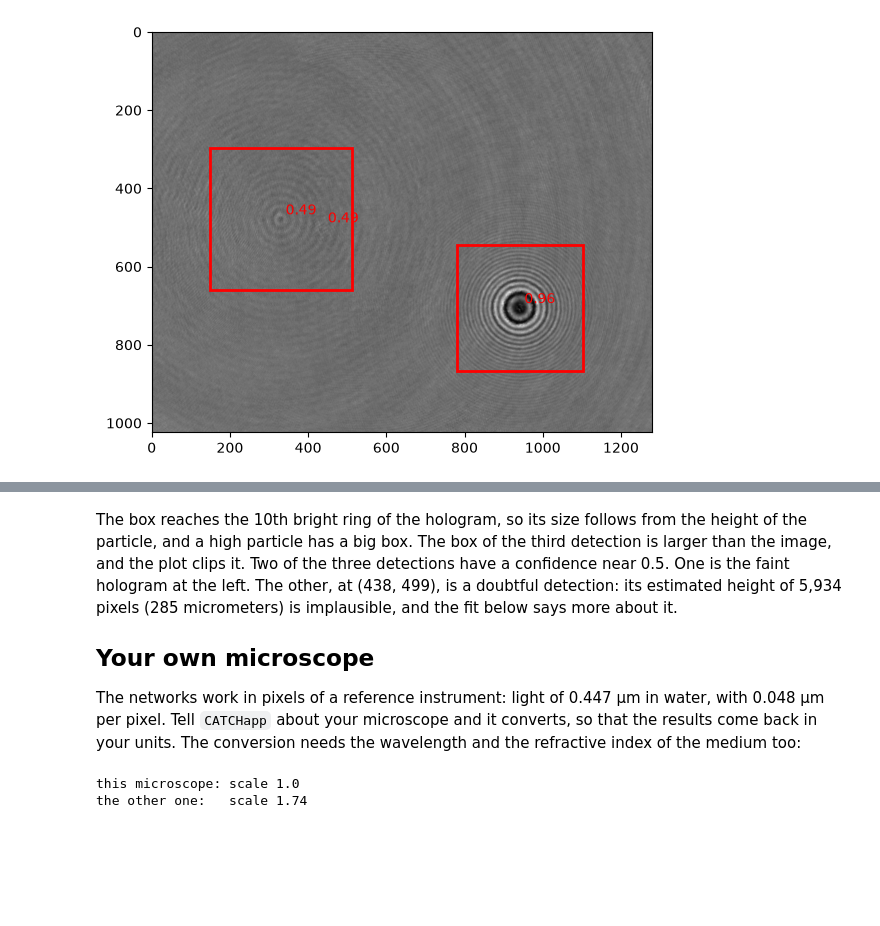
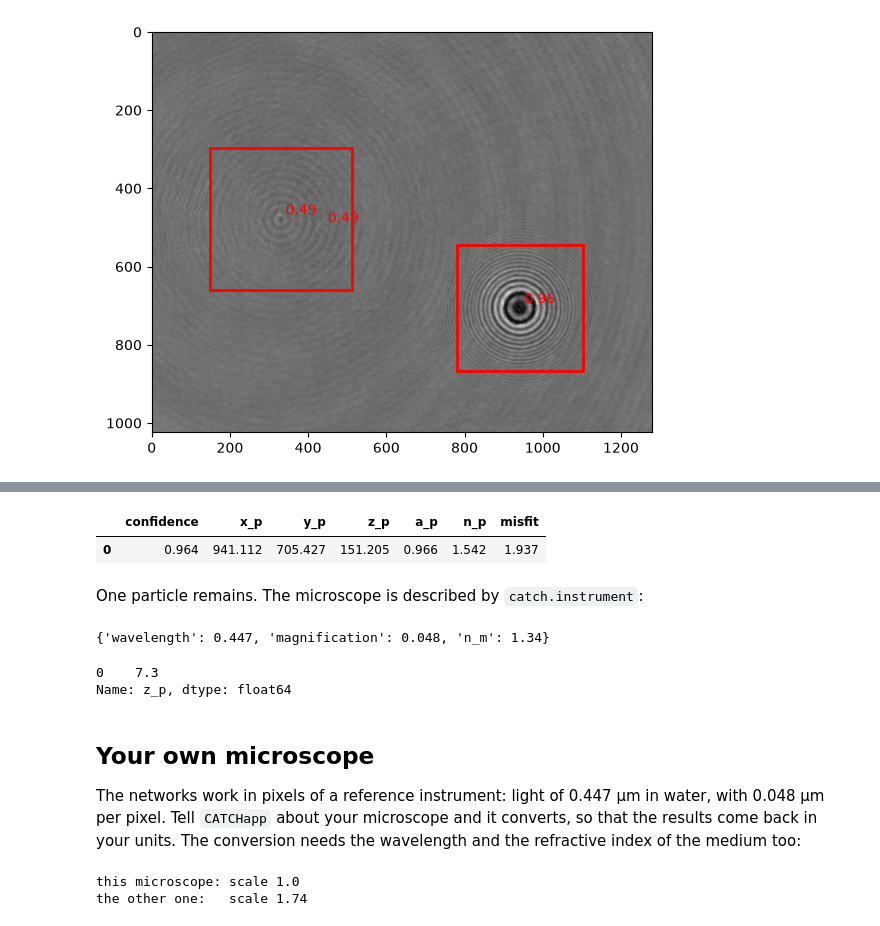
Before and after one commit to laltman2/CATCH, a Jupyter notebook: tutorials/Using_CATCH.ipynb, the cells around one changed output, grey strips where cells are left out. Cells and saved outputs as stored; diff of their text form; code cells hidden in the pictures; blank space fills up the shorter version.

```diff
--- a/tutorials/Using_CATCH.ipynb
+++ b/tutorials/Using_CATCH.ipynb
@@ -87,6 +87,21 @@ plt.show()
+# %%
+catch.localizer.threshold = 0.5
+results = catch(holo)
+results[['confidence', 'x_p', 'y_p', 'z_p', 'a_p', 'n_p', 'misfit']].round(3)
+# %% [output]
+|  | confidence | x_p | y_p | z_p | a_p | n_p | misfit |
+| 0 | 0.964 | 941.112 | 705.427 | 151.205 | 0.966 | 1.542 | 1.937 |
+# %% [markdown]
+One particle remains. The microscope is described by `catch.instrument`:
+# %%
+print(catch.instrument)
+# the height in micrometers
+(results.z_p * catch.instrument['magnification']).round(1)
+# %% [output]
+{'wavelength': 0.447, 'magnification': 0.048, 'n_m': 1.34}
+0    7.3
+Name: z_p, dtype: float64
 # %% [markdown]
-The box reaches the 10th bright ring of the hologram, so its size follows from the height of the particle, and a high particle has a big box. The box of the third detection is larger than the image, and the plot clips it. Two of the three detections have a confidence near 0.5. One is the faint hologram at the left. The other, at (438, 499), is a doubtful detection: its estimated height of 5,934 pixels (285 micrometers) is implausible, and the fit below says more about it.
-
 ## Your own microscope
 
 The networks work in pixels of a reference instrument: light of 0.447 µm in water, with 0.048 µm per pixel. Tell `CATCHapp` about your microscope and it converts, so that the results come back in your units. The conversion needs the wavelength and the refractive index of the medium too:
```
Also changed, not shown: parts of 12 cells of this notebook, 1 other file.
